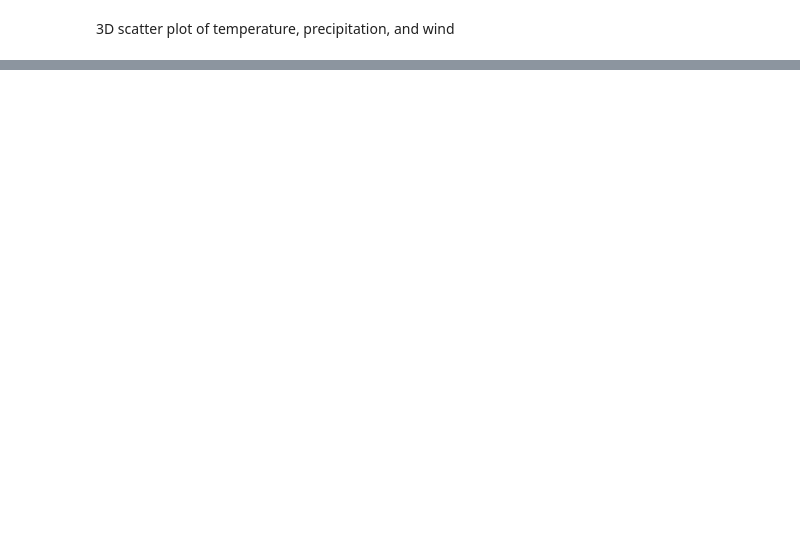
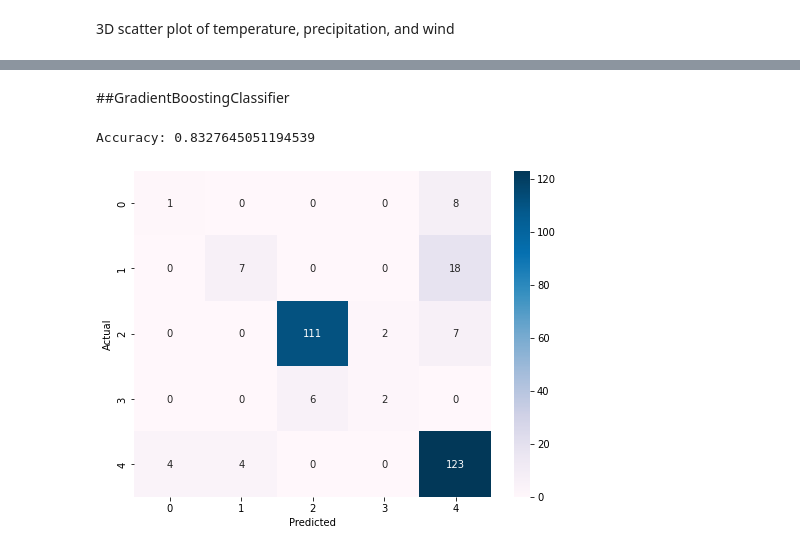
Before and after one commit to helmaft/weather-pr, a Jupyter notebook: weather_predection_project.ipynb, the cells around one changed output, grey strips where cells are left out. Cells and saved outputs as stored; diff of their text form; code cells hidden in the pictures; blank space fills up the shorter version.

```diff
--- a/weather_predection_project.ipynb
+++ b/weather_predection_project.ipynb
@@ -798,0 +610,31 @@ Precision and F-score are ill-defined and being set to 0.0 in labels with no pre
+# %% [markdown]
+##GradientBoostingClassifier
+# %%
+# Split the data into training and testing sets
+X_train, X_test, y_train, y_test = train_test_split(X, y, test_size=0.2, random_state=42)
+
+# Create the GBM model and train it on the training data
+gbm_model = GradientBoostingClassifier(n_estimators=100, learning_rate=0.1, max_depth=3, random_state=42)
+gbm_model.fit(X_train, y_train)
+
+# Make predictions on the testing data
+y_pred = gbm_model.predict(X_test)
+
+
+# Evaluate the performance of the model
+
+accuracy = accuracy_score(y_test, y_pred)
+print(f"Accuracy: {accuracy}")
+
+
+#confusion_matrix of GradientBoostingClassifier
+
+cm = confusion_matrix(y_test, y_pred)
+plt.figure(figsize=(8, 6))
+sns.heatmap(cm, annot=True, cmap='PuBu', fmt='g')
+plt.xlabel('Predicted')
+plt.ylabel('Actual')
+plt.show()
+# %% [output]
+Accuracy: 0.8327645051194539
+[figure, added]
```
Also changed, not shown: parts of 66 cells of this notebook, 2 other files.
